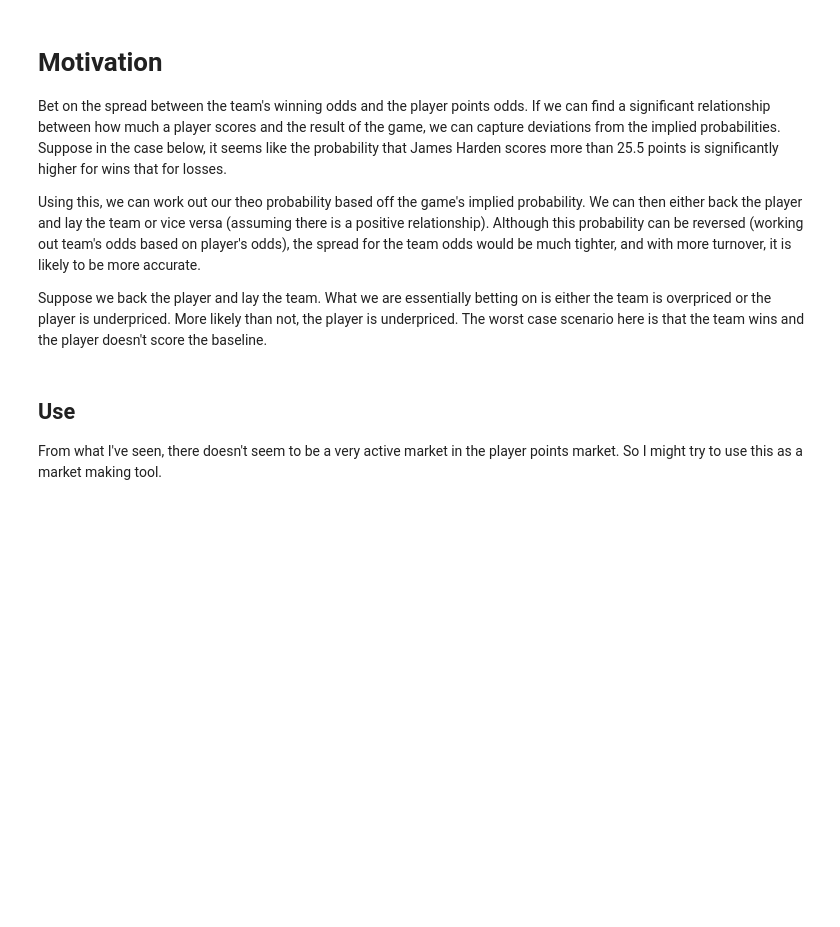
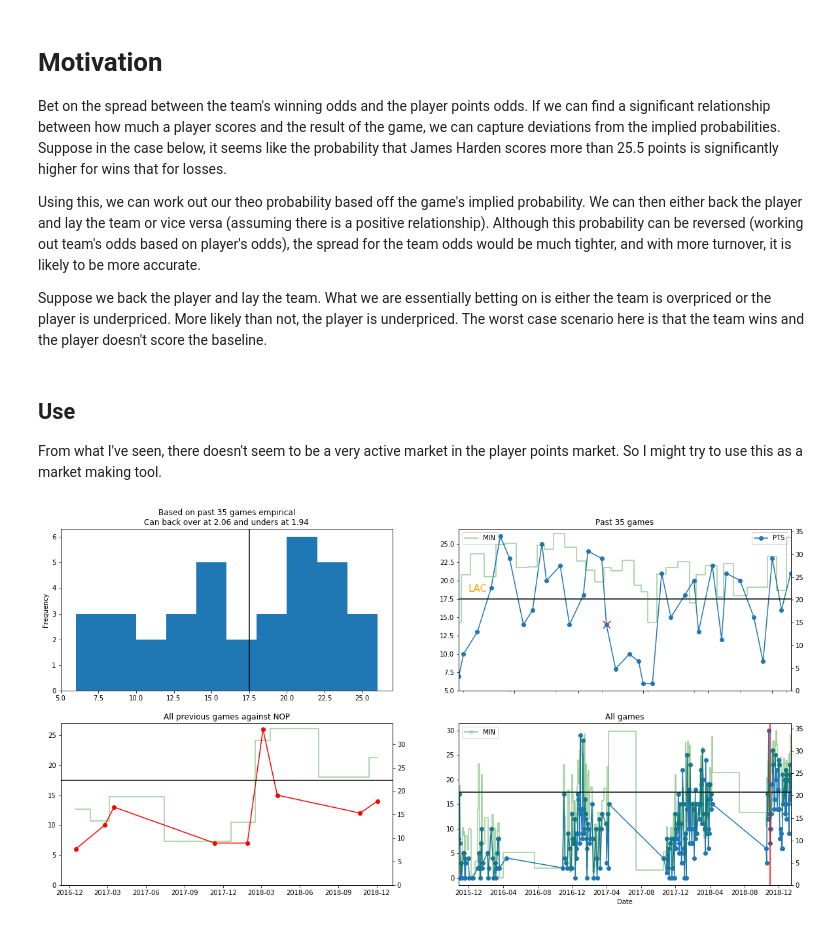
Before and after one commit to johnny-wong/nba_stats, a Jupyter notebook: Notebooks/Tools/1. Player stats overview.ipynb, the cells around one changed output. Saved outputs shown, nothing was run; the diff lists cells and outputs as text; code cells hidden in the pictures; blank space fills up the shorter version.

Commit message:
Change how team name appears in top right graph

```diff
--- a/Notebooks/Tools/1. Player stats overview.ipynb
+++ b/Notebooks/Tools/1. Player stats overview.ipynb
@@ -97,7 +99,8 @@ def pl_pts_odds_WL(player_name, stat, baseline, past_n_games, opp_team=None):
     # Plot different teams the player has played for
     for i, row in df_player_teams.iterrows():
         ax[0, 1].axvline(x=row.name, color='red', linestyle='dashed')
-        ax[0, 1].text(x=row.name+dt.timedelta(2), y=0, s=row.TEAM_ABBREVIATION, color='red')
+        ax[0, 1].text(x=row.name+dt.timedelta(2), y=baseline + 1,
+                      s=row.TEAM_ABBREVIATION, color='orange', fontsize=15)
 
     # Plot points of player's previous games against this opponent
 
@@ -123,9 +126,11 @@ def pl_pts_odds_WL(player_name, stat, baseline, past_n_games, opp_team=None):
 
     return player_df_recent
 # %%
-player_name = 'Stephen Curry'
-baseline = 27.5
-opp_team = 'NYK'
+player_name = 'Montrezl Harrell'
+baseline = 17.5
+opp_team = 'NOP'
 stat = 'PTS'
-past_n_games = 30
+past_n_games = 35
 df = pl_pts_odds_WL(player_name, stat, baseline, past_n_games, opp_team)
+# %% [output]
+[figure, added]
```
Also changed, not shown: parts of 1 cell of this notebook.
